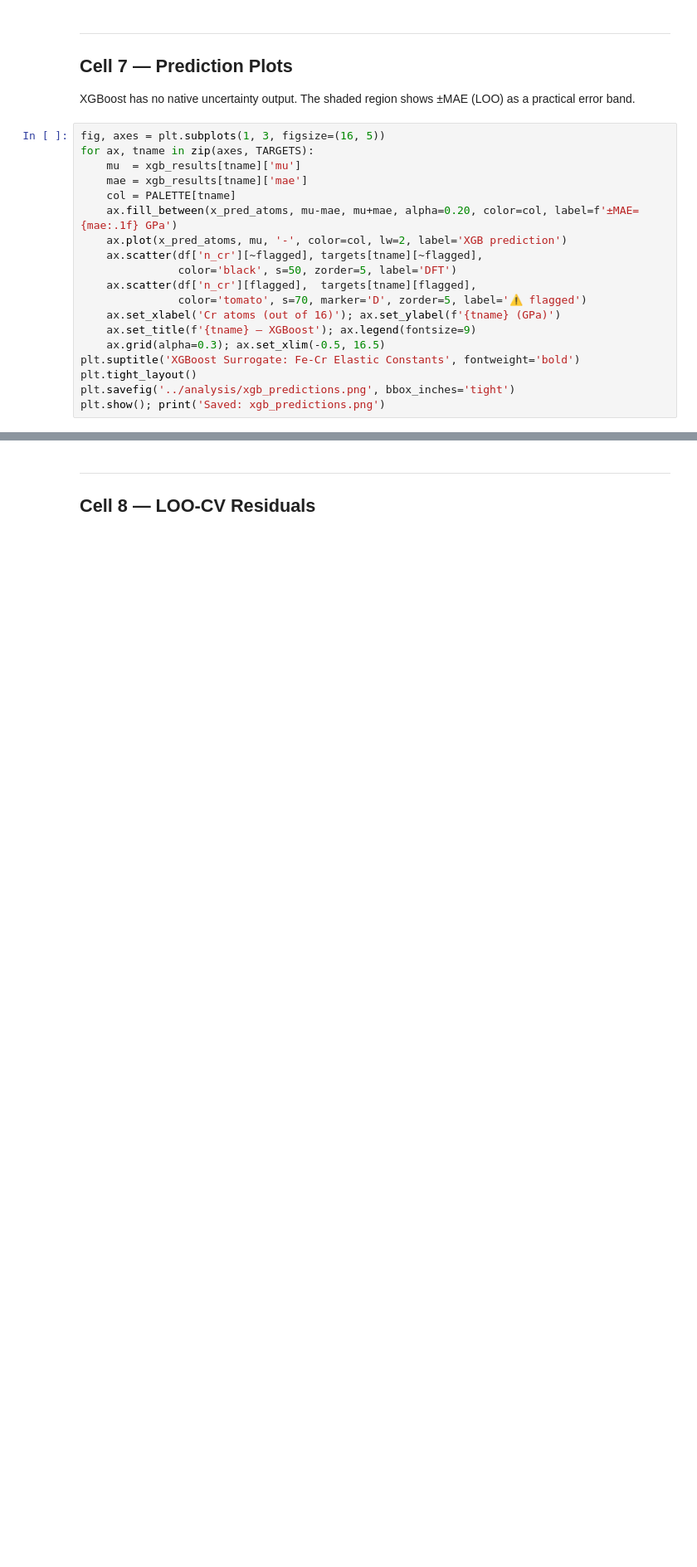
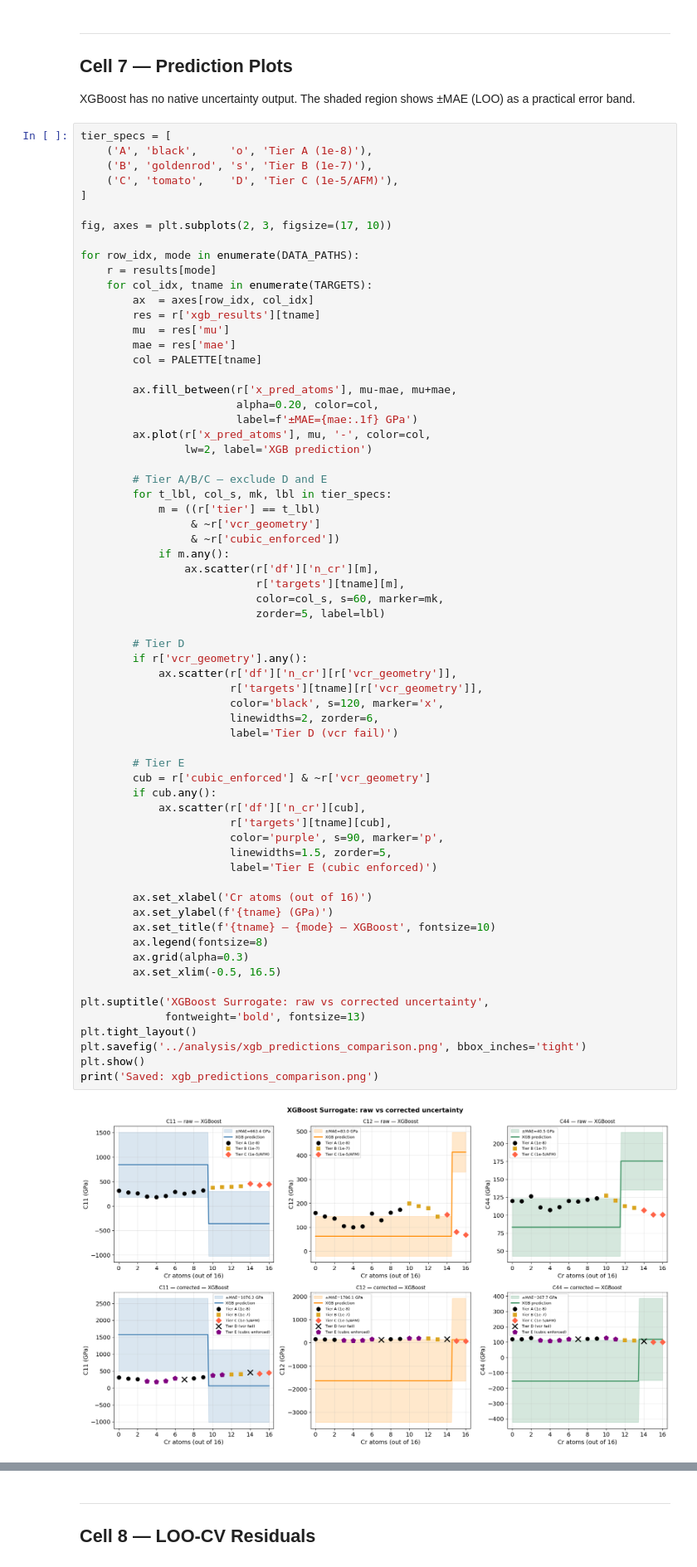
Before and after one commit to submerged-in-matrix/fe-cr_cu-ni_DFT, a Jupyter notebook: ml/02_xgboost_surrogate.ipynb, the cells around one changed output, grey strips where cells are left out. Shown at 83% size. Drawn from its saved outputs; the diff is of its cells as text; blank space fills up the shorter version.

```diff
--- a/ml/02_xgboost_surrogate.ipynb
+++ b/ml/02_xgboost_surrogate.ipynb
@@ -277,21 +461,69 @@ plt.show(); print('Saved: xgb_training_loss.png')
 XGBoost has no native uncertainty output.
 The shaded region shows ±MAE (LOO) as a practical error band.
 # %%
-fig, axes = plt.subplots(1, 3, figsize=(16, 5))
-for ax, tname in zip(axes, TARGETS):
-    mu  = xgb_results[tname]['mu']
-    mae = xgb_results[tname]['mae']
-    col = PALETTE[tname]
-    ax.fill_between(x_pred_atoms, mu-mae, mu+mae, alpha=0.20, color=col, label=f'±MAE={mae:.1f} GPa')
-    ax.plot(x_pred_atoms, mu, '-', color=col, lw=2, label='XGB prediction')
-    ax.scatter(df['n_cr'][~flagged], targets[tname][~flagged],
-               color='black', s=50, zorder=5, label='DFT')
-    ax.scatter(df['n_cr'][flagged],  targets[tname][flagged],
-               color='tomato', s=70, marker='D', zorder=5, label='⚠️ flagged')
-    ax.set_xlabel('Cr atoms (out of 16)'); ax.set_ylabel(f'{tname} (GPa)')
-    ax.set_title(f'{tname} — XGBoost'); ax.legend(fontsize=9)
-    ax.grid(alpha=0.3); ax.set_xlim(-0.5, 16.5)
-plt.suptitle('XGBoost Surrogate: Fe-Cr Elastic Constants', fontweight='bold')
+tier_specs = [
+    ('A', 'black',     'o', 'Tier A (1e-8)'),
+    ('B', 'goldenrod', 's', 'Tier B (1e-7)'),
+    ('C', 'tomato',    'D', 'Tier C (1e-5/AFM)'),
+]
+
+fig, axes = plt.subplots(2, 3, figsize=(17, 10))
+
+for row_idx, mode in enumerate(DATA_PATHS):
+    r = results[mode]
+    for col_idx, tname in enumerate(TARGETS):
+        ax  = axes[row_idx, col_idx]
+        res = r['xgb_results'][tname]
+        mu  = res['mu']
+        mae = res['mae']
+        col = PALETTE[tname]
+
+        ax.fill_between(r['x_pred_atoms'], mu-mae, mu+mae,
+                        alpha=0.20, color=col,
+                        label=f'±MAE={mae:.1f} GPa')
+        ax.plot(r['x_pred_atoms'], mu, '-', color=col,
+                lw=2, label='XGB prediction')
+
+        # Tier A/B/C — exclude D and E
+        for t_lbl, col_s, mk, lbl in tier_specs:
+            m = ((r['tier'] == t_lbl)
+                 & ~r['vcr_geometry']
+                 & ~r['cubic_enforced'])
+            if m.any():
+                ax.scatter(r['df']['n_cr'][m],
+                           r['targets'][tname][m],
+                           color=col_s, s=60, marker=mk,
+                           zorder=5, label=lbl)
+
+        # Tier D
+        if r['vcr_geometry'].any():
+            ax.scatter(r['df']['n_cr'][r['vcr_geometry']],
+                       r['targets'][tname][r['vcr_geometry']],
+                       color='black', s=120, marker='x',
+                       linewidths=2, zorder=6,
+                       label='Tier D (vcr fail)')
+
+        # Tier E
+        cub = r['cubic_enforced'] & ~r['vcr_geometry']
+        if cub.any():
+            ax.scatter(r['df']['n_cr'][cub],
+                       r['targets'][tname][cub],
+                       color='purple', s=90, marker='p',
+                       linewidths=1.5, zorder=5,
+                       label='Tier E (cubic enforced)')
+
+        ax.set_xlabel('Cr atoms (out of 16)')
+        ax.set_ylabel(f'{tname} (GPa)')
+        ax.set_title(f'{tname} — {mode} — XGBoost', fontsize=10)
+        ax.legend(fontsize=8)
+        ax.grid(alpha=0.3)
+        ax.set_xlim(-0.5, 16.5)
+
+plt.suptitle('XGBoost Surrogate: raw vs corrected uncertainty',
+             fontweight='bold', fontsize=13)
 plt.tight_layout()
-plt.savefig('../analysis/xgb_predictions.png', bbox_inches='tight')
-plt.show(); print('Saved: xgb_predictions.png')
+plt.savefig('../analysis/xgb_predictions_comparison.png', bbox_inches='tight')
+plt.show()
+print('Saved: xgb_predictions_comparison.png')
+# %% [output]
+[figure, added]
```
Also changed, not shown: parts of 14 cells of this notebook, 11 other files.
